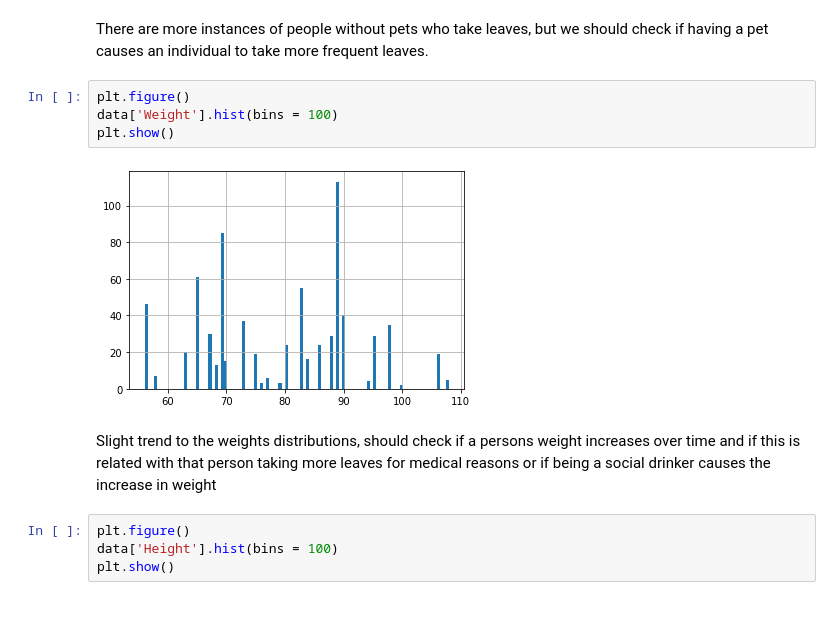
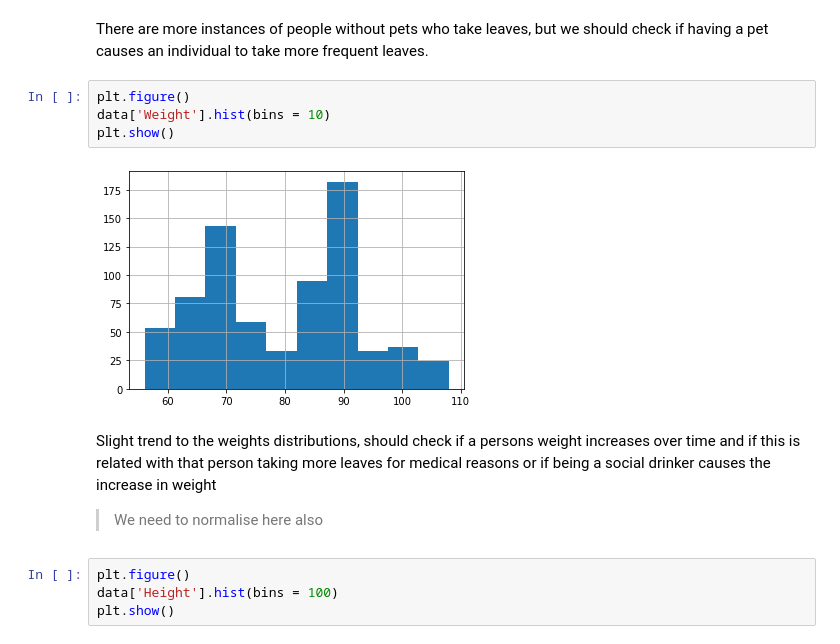
Before and after one commit to aryanpandey/Cascade-Cup-2020, a Jupyter notebook: Round-3/Absenteeism-EDA.ipynb, the cells around one changed output. Drawn from its saved outputs; the diff is of its cells as text; blank space fills up the shorter version.

```diff
--- a/Round-3/Absenteeism-EDA.ipynb
+++ b/Round-3/Absenteeism-EDA.ipynb
@@ -168,12 +200,14 @@ plt.show()
 There are more instances of people without pets who take leaves, but we should check if having a pet causes an individual to take more frequent leaves.
 # %%
 plt.figure()
-data['Weight'].hist(bins = 100)
+data['Weight'].hist(bins = 10)
 plt.show()
 # %% [output]
-[figure, old version]
+[figure, new version]
 # %% [markdown]
 Slight trend to the weights distributions, should check if a persons weight increases over time and if this is related with that person taking more leaves for medical reasons or if being a social drinker causes the increase in weight
+
+> We need to normalise here also
 # %%
 plt.figure()
 data['Height'].hist(bins = 100)
```
Also changed, not shown: parts of 18 cells of this notebook.
